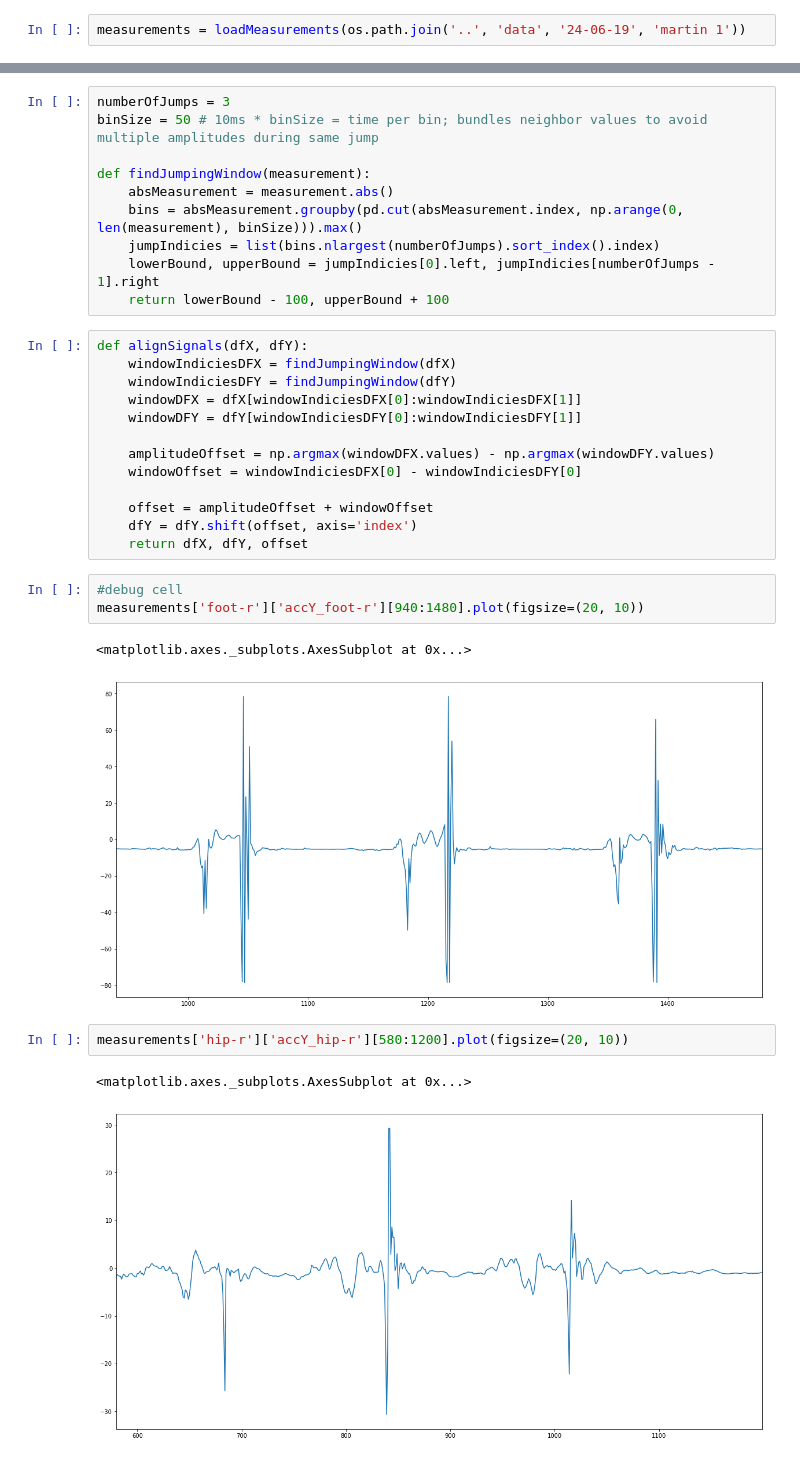
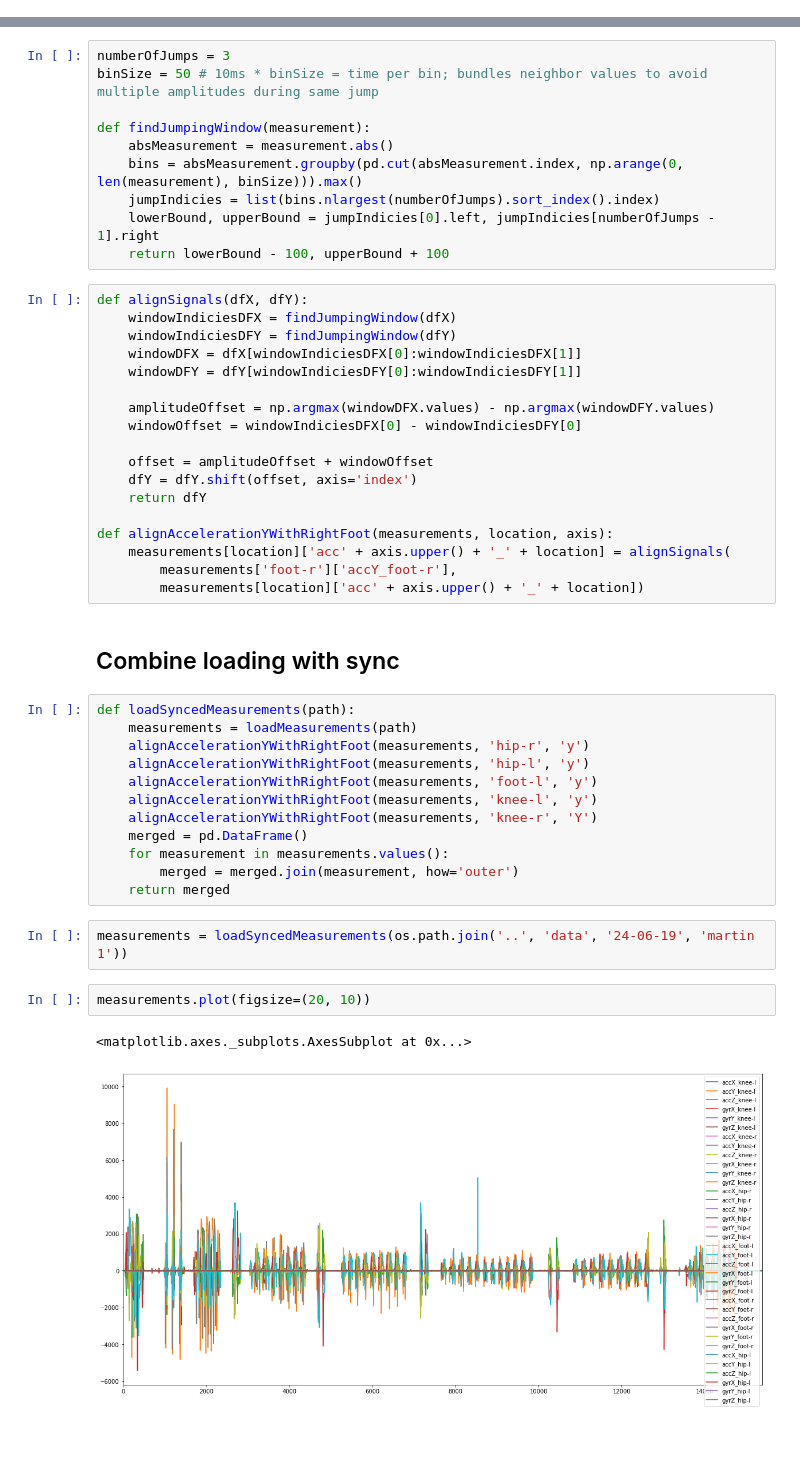
Before and after one commit to dkipping/gait-analysis, a Jupyter notebook: notebooks/second-measurement.ipynb, the cells around one changed output, grey strips where cells are left out. Cells and saved outputs as stored; diff of their text form.

Commit message:
Load everything synchronized

```diff
--- a/notebooks/second-measurement.ipynb
+++ b/notebooks/second-measurement.ipynb
@@ -58,7 +58,5 @@ def loadMeasurements(path):
             measurement = tagColumnNames(measurement, '_' + measurementLocation)
             measurements[measurementLocation] = measurement
     return measurements
-# %%
-measurements = loadMeasurements(os.path.join('..', 'data', '24-06-19', 'martin 1'))
 # %% [markdown]
 ## Synchronize the sensor data
@@ -91,15 +82,30 @@ def alignSignals(dfX, dfY):
 
     offset = amplitudeOffset + windowOffset
     dfY = dfY.shift(offset, axis='index')
-    return dfX, dfY, offset
+    return dfY
+
+def alignAccelerationYWithRightFoot(measurements, location, axis):
+    measurements[location]['acc' + axis.upper() + '_' + location] = alignSignals(
+        measurements['foot-r']['accY_foot-r'],
+        measurements[location]['acc' + axis.upper() + '_' + location])
-# %%
-#debug cell
-measurements['foot-r']['accY_foot-r'][940:1480].plot(figsize=(20, 10))
-# %% [output]
-<matplotlib.axes._subplots.AxesSubplot at 0x...>
-[figure, removed]
+# %% [markdown]
+## Combine loading with sync
+# %%
+def loadSyncedMeasurements(path):
+    measurements = loadMeasurements(path)
+    alignAccelerationYWithRightFoot(measurements, 'hip-r', 'y')
+    alignAccelerationYWithRightFoot(measurements, 'hip-l', 'y')
+    alignAccelerationYWithRightFoot(measurements, 'foot-l', 'y')
+    alignAccelerationYWithRightFoot(measurements, 'knee-l', 'y')
+    alignAccelerationYWithRightFoot(measurements, 'knee-r', 'Y')
+    merged = pd.DataFrame()
+    for measurement in measurements.values():
+        merged = merged.join(measurement, how='outer')
+    return merged
+# %%
+measurements = loadSyncedMeasurements(os.path.join('..', 'data', '24-06-19', 'martin 1'))
 # %%
-measurements['hip-r']['accY_hip-r'][580:1200].plot(figsize=(20, 10))
+measurements.plot(figsize=(20, 10))
 # %% [output]
 <matplotlib.axes._subplots.AxesSubplot at 0x...>
-[figure, old version]
+[figure, new version]
```
Also changed, not shown: parts of 5 cells of this notebook.
